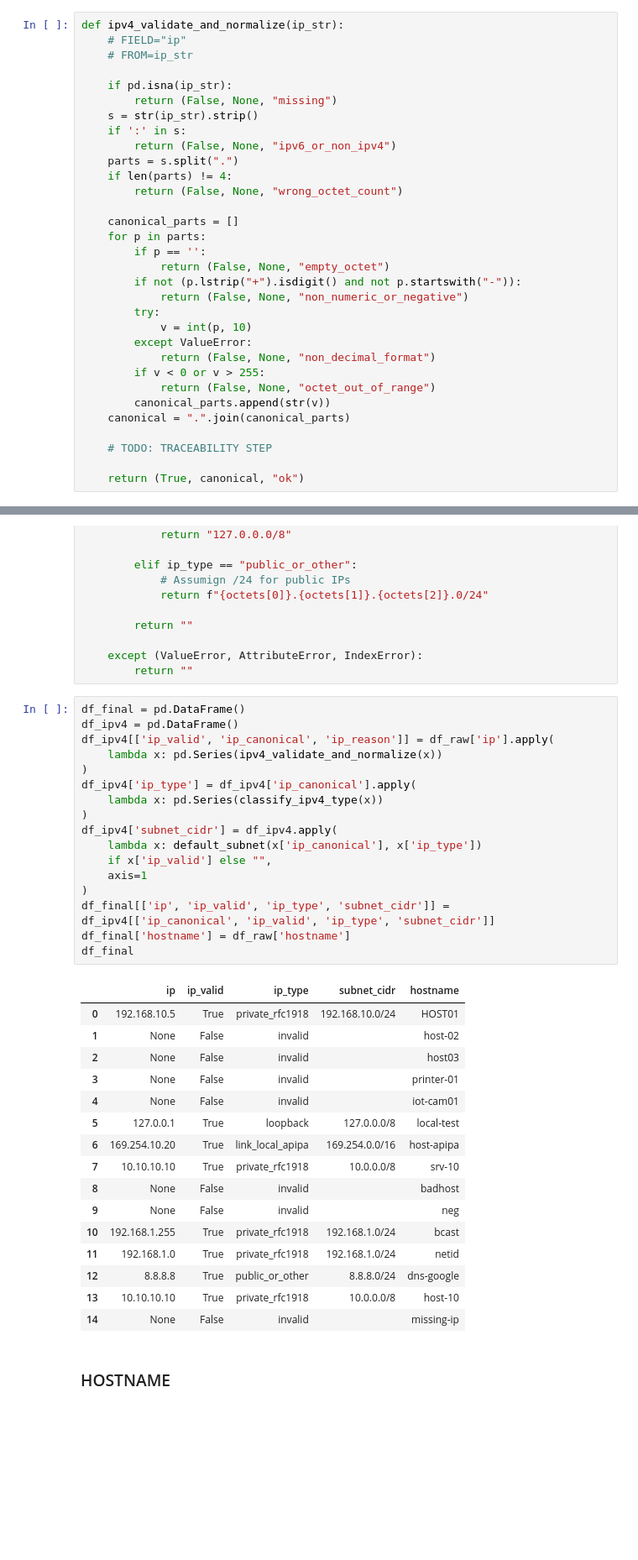
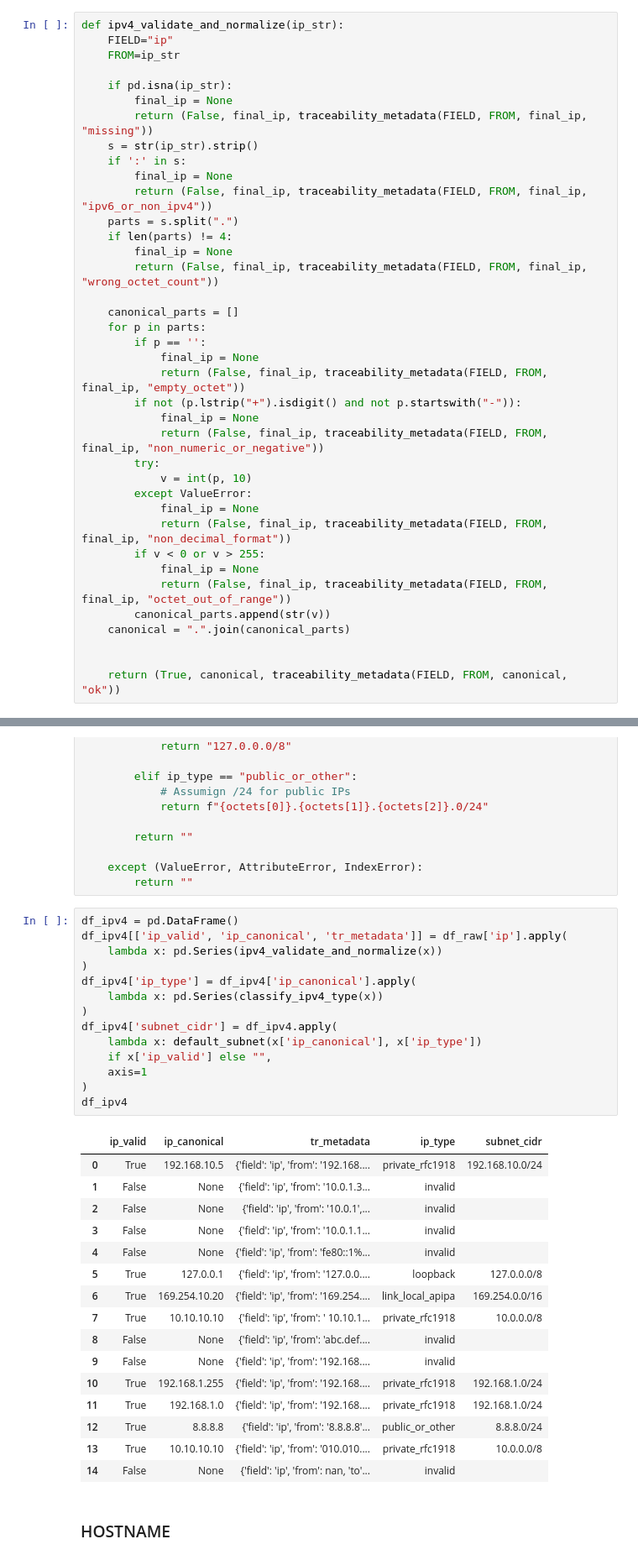
Before and after one commit to jperal720/network-inventory-cleaning-and-validation, a Jupyter notebook: notebooks/data_cleansing.ipynb, the cells around one changed output, grey strips where cells are left out. Shown at 84% size. Drawn from its saved outputs; the diff is of its cells as text; blank space fills up the shorter version.

Commit message:
Finalized data transformation logic

```diff
--- a/notebooks/data_cleansing.ipynb
+++ b/notebooks/data_cleansing.ipynb
@@ -88,36 +78,42 @@ def traceability_metadata(field: str, from_value, to_value, reason: str):
     }
 # %%
 def ipv4_validate_and_normalize(ip_str):
-    # FIELD="ip"
-    # FROM=ip_str
+    FIELD="ip"
+    FROM=ip_str
 
     if pd.isna(ip_str):
-        return (False, None, "missing")
+        final_ip = None
+        return (False, final_ip, traceability_metadata(FIELD, FROM, final_ip, "missing"))
     s = str(ip_str).strip()
     if ':' in s:
-        return (False, None, "ipv6_or_non_ipv4")
+        final_ip = None
+        return (False, final_ip, traceability_metadata(FIELD, FROM, final_ip, "ipv6_or_non_ipv4"))
     parts = s.split(".")
     if len(parts) != 4:
-        return (False, None, "wrong_octet_count")
+        final_ip = None
+        return (False, final_ip, traceability_metadata(FIELD, FROM, final_ip, "wrong_octet_count"))
 
     canonical_parts = []
     for p in parts:
         if p == '':
-            return (False, None, "empty_octet")
+            final_ip = None
+            return (False, final_ip, traceability_metadata(FIELD, FROM, final_ip, "empty_octet"))
         if not (p.lstrip("+").isdigit() and not p.startswith("-")):
-            return (False, None, "non_numeric_or_negative")
+            final_ip = None
+            return (False, final_ip, traceability_metadata(FIELD, FROM, final_ip, "non_numeric_or_negative"))
         try:
             v = int(p, 10)
         except ValueError:
-            return (False, None, "non_decimal_format")
+            final_ip = None
+            return (False, final_ip, traceability_metadata(FIELD, FROM, final_ip, "non_decimal_format"))
         if v < 0 or v > 255:
-            return (False, None, "octet_out_of_range")
+            final_ip = None
+            return (False, final_ip, traceability_metadata(FIELD, FROM, final_ip, "octet_out_of_range"))
         canonical_parts.append(str(v))
     canonical = ".".join(canonical_parts)
 
-    # TODO: TRACEABILITY STEP
 
-    return (True, canonical, "ok")
+    return (True, canonical, traceability_metadata(FIELD, FROM, canonical, "ok"))
 # %% [markdown]
 IP_TYPE
 # %%
@@ -183,39 +179,36 @@ def default_subnet(ip, ip_type=None):
     except (ValueError, AttributeError, IndexError):
         return ""
 # %%
-df_final = pd.DataFrame()
 df_ipv4 = pd.DataFrame()
-df_ipv4[['ip_valid', 'ip_canonical', 'ip_reason']] = df_raw['ip'].apply(
+df_ipv4[['ip_valid', 'ip_canonical', 'tr_metadata']] = df_raw['ip'].apply(
     lambda x: pd.Series(ipv4_validate_and_normalize(x))
 )
 df_ipv4['ip_type'] = df_ipv4['ip_canonical'].apply(
     lambda x: pd.Series(classify_ipv4_type(x))
 )
 df_ipv4['subnet_cidr'] = df_ipv4.apply(
     lambda x: default_subnet(x['ip_canonical'], x['ip_type'])
     if x['ip_valid'] else "",
     axis=1
 )
-df_final[['ip', 'ip_valid', 'ip_type', 'subnet_cidr']] = df_ipv4[['ip_canonical', 'ip_valid', 'ip_type', 'subnet_cidr']]
-df_final['hostname'] = df_raw['hostname']
-df_final
+df_ipv4
 # %% [output]
-|  | ip | ip_valid | ip_type | subnet_cidr | hostname |
-| 0 | 192.168.10.5 | True | private_rfc1918 | 192.168.10.0/24 | HOST01 |
-| 1 | None | False | invalid |  | host-02 |
-| 2 | None | False | invalid |  | host03 |
-| 3 | None | False | invalid |  | printer-01 |
-| 4 | None | False | invalid |  | iot-cam01 |
-| 5 | 127.0.0.1 | True | loopback | 127.0.0.0/8 | local-test |
-| 6 | 169.254.10.20 | True | link_local_apipa | 169.254.0.0/16 | host-apipa |
-| 7 | 10.10.10.10 | True | private_rfc1918 | 10.0.0.0/8 | srv-10 |
-| 8 | None | False | invalid |  | badhost |
-| 9 | None | False | invalid |  | neg |
-| 10 | 192.168.1.255 | True | private_rfc1918 | 192.168.1.0/24 | bcast |
-| 11 | 192.168.1.0 | True | private_rfc1918 | 192.168.1.0/24 | netid |
-| 12 | 8.8.8.8 | True | public_or_other | 8.8.8.0/24 | dns-google |
-| 13 | 10.10.10.10 | True | private_rfc1918 | 10.0.0.0/8 | host-10 |
-| 14 | None | False | invalid |  | missing-ip |
+|  | ip_valid | ip_canonical | tr_metadata | ip_type | subnet_cidr |
+| 0 | True | 192.168.10.5 | {'field': 'ip', 'from': '192.168.... | private_rfc1918 | 192.168.10.0/24 |
+| 1 | False | None | {'field': 'ip', 'from': '10.0.1.3... | invalid |  |
+| 2 | False | None | {'field': 'ip', 'from': '10.0.1',... | invalid |  |
+| 3 | False | None | {'field': 'ip', 'from': '10.0.1.1... | invalid |  |
+| 4 | False | None | {'field': 'ip', 'from': 'fe80::1%... | invalid |  |
+| 5 | True | 127.0.0.1 | {'field': 'ip', 'from': '127.0.0.... | loopback | 127.0.0.0/8 |
+| 6 | True | 169.254.10.20 | {'field': 'ip', 'from': '169.254.... | link_local_apipa | 169.254.0.0/16 |
+| 7 | True | 10.10.10.10 | {'field': 'ip', 'from': ' 10.10.1... | private_rfc1918 | 10.0.0.0/8 |
+| 8 | False | None | {'field': 'ip', 'from': 'abc.def.... | invalid |  |
+| 9 | False | None | {'field': 'ip', 'from': '192.168.... | invalid |  |
+| 10 | True | 192.168.1.255 | {'field': 'ip', 'from': '192.168.... | private_rfc1918 | 192.168.1.0/24 |
+| 11 | True | 192.168.1.0 | {'field': 'ip', 'from': '192.168.... | private_rfc1918 | 192.168.1.0/24 |
+| 12 | True | 8.8.8.8 | {'field': 'ip', 'from': '8.8.8.8'... | public_or_other | 8.8.8.0/24 |
+| 13 | True | 10.10.10.10 | {'field': 'ip', 'from': '010.010.... | private_rfc1918 | 10.0.0.0/8 |
+| 14 | False | None | {'field': 'ip', 'from': nan, 'to'... | invalid |  |
 # %% [markdown]
 ### HOSTNAME
 # %% [markdown]
```
Also changed, not shown: parts of 20 cells of this notebook.
